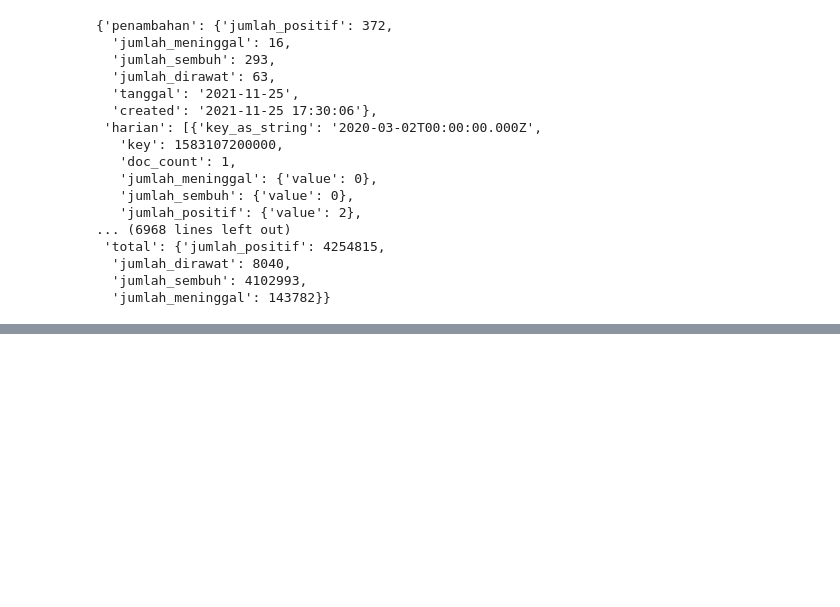
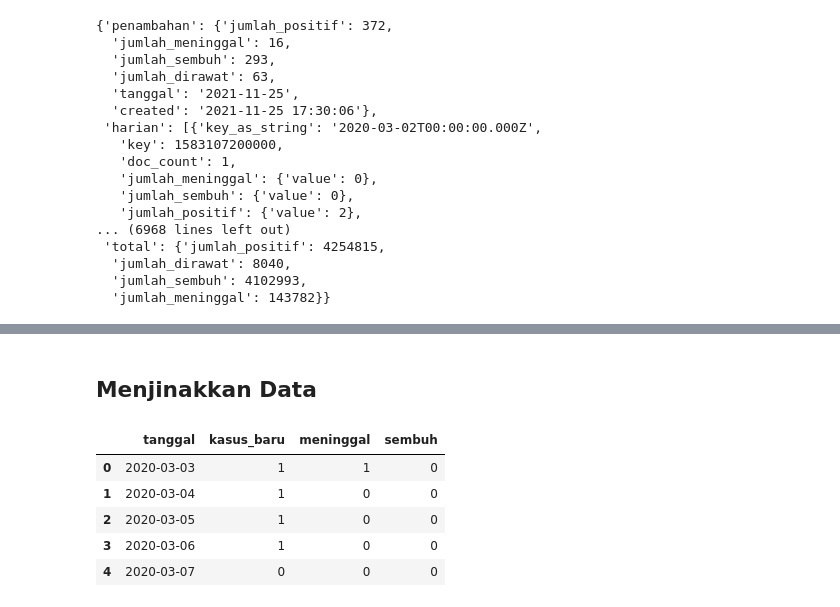
Before and after one commit to UsepSyaikalArifin/Application-File-PT-Bukit-Makmur-Mandiri-Utama-BUMA-, a Jupyter notebook: Kelas Penerapan di Industri/Eksplorasi dan Analisis Data COVID-19 Indonesia using Python/Jupyter Notebook/main.ipynb, the cells around one changed output, grey strips where cells are left out. Saved outputs shown, nothing was run; the diff lists cells and outputs as text; code cells hidden in the pictures; blank space fills up the shorter version.

```diff
--- a/Kelas Penerapan di Industri/Eksplorasi dan Analisis Data COVID-19 Indonesia using Python/Jupyter Notebook/main.ipynb
+++ b/Kelas Penerapan di Industri/Eksplorasi dan Analisis Data COVID-19 Indonesia using Python/Jupyter Notebook/main.ipynb
@@ -112,0 +223,22 @@ display(cov_id_update)
+# %% [markdown]
+## Menjinakkan Data
+# %%
+cov_jabar_tidy = (cov_jabar.drop(
+                                 columns=[
+                                            item for item in cov_jabar.columns
+                                            if item.startswith("AKUMULASI") or item.startswith("DIRAWAT")
+                                          ]
+                                )
+                                .rename(columns=str.lower)
+                                .rename(columns={"kasus" : "kasus_baru"})
+                  )
+
+cov_jabar_tidy["tanggal"] = pd.to_datetime(cov_jabar_tidy["tanggal"]*1e6, unit="ns")
+display(cov_jabar_tidy.head())
+# %% [output]
+|  | tanggal | kasus_baru | meninggal | sembuh |
+| 0 | 2020-03-03 | 1 | 1 | 0 |
+| 1 | 2020-03-04 | 1 | 0 | 0 |
+| 2 | 2020-03-05 | 1 | 0 | 0 |
+| 3 | 2020-03-06 | 1 | 0 | 0 |
+| 4 | 2020-03-07 | 0 | 0 | 0 |
```
Also changed, not shown: parts of 14 cells of this notebook, 1 other file.
